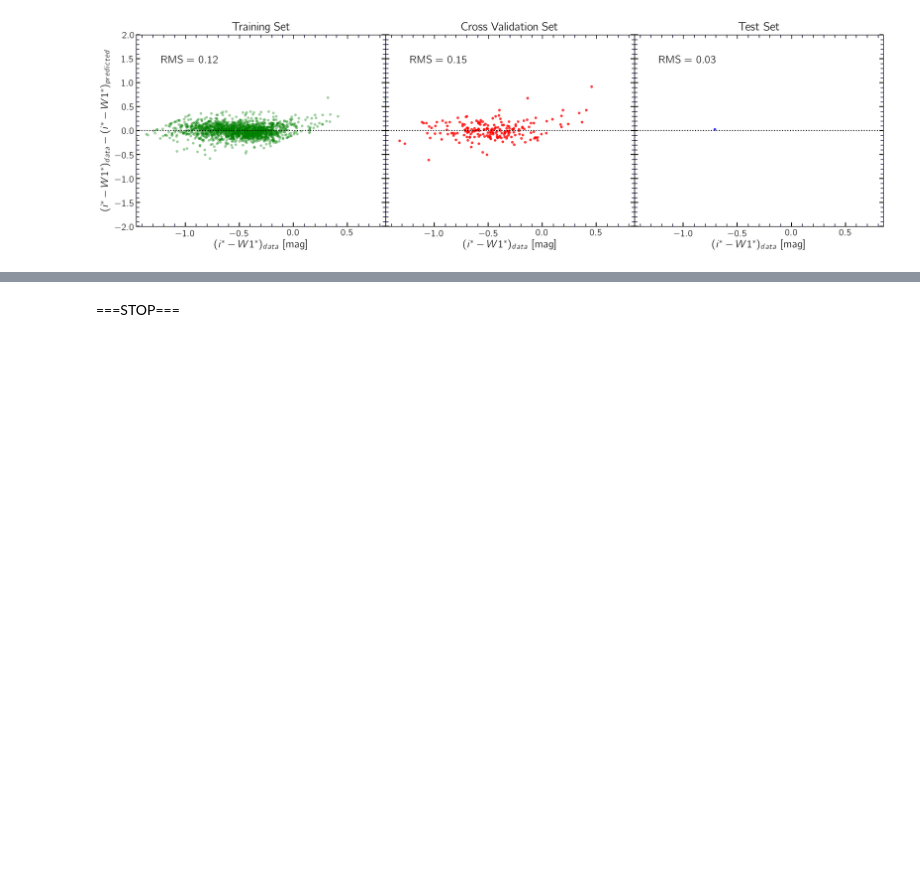
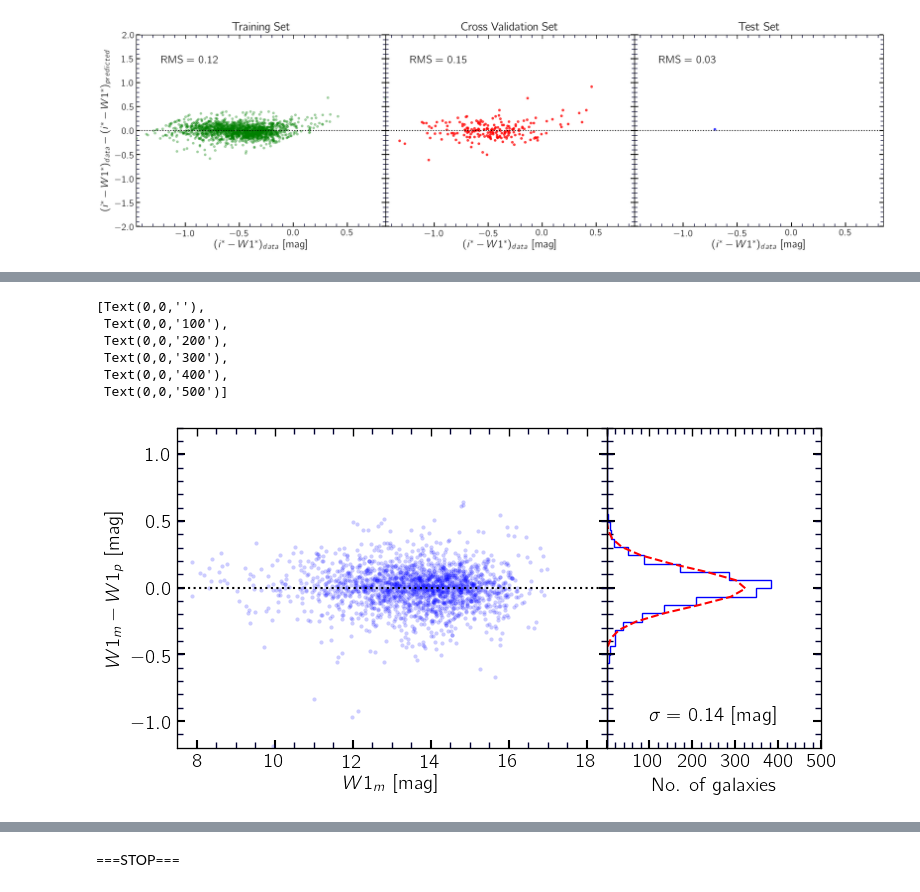
Before and after one commit to ekourkchi/TFcalibrators, a Jupyter notebook: W2_prediction.ipynb, the cells around one changed output, grey strips where cells are left out. Cells and saved outputs as stored; diff of their text form; code cells hidden in the pictures; blank space fills up the shorter version.

```diff
--- a/W2_prediction.ipynb
+++ b/W2_prediction.ipynb
@@ -449,38 +462,46 @@ gs = gridspec.GridSpec(1, 2, width_ratios=[1,0.5])
 ax = plt.subplot(gs[0])
 ax_ = plt.subplot(gs[1])
 
-ax.plot(W1_lst, W1_lst-w1p_lst, 'bo', alpha=1.0, fillstyle='full', markersize=5, markeredgewidth=0)
+ax.plot(W1_lst, W1_lst-w1p_lst, 'bo', alpha=0.2, fillstyle='full', markersize=3, markeredgewidth=0)
 
 ax.set_xlabel(r'$W1_m$'+' [mag]', fontsize=14)
 ax.set_ylabel(r'$W1_m-W1_p$'+' [mag]', fontsize=14)
 ax.plot([7.5,18.5],[0,0], 'k:')
 set_axes([ax], [7.5,18.5], [-1.2,1.2])
 
 rms  = np.sqrt(np.mean((W1_lst-w1p_lst)**2))
 
 
 
-n, bins, patches = ax_.hist(W1_lst-w1p_lst, bins=30, orientation="horizontal",histtype='step', color='b')
+n, bins, patches = ax_.hist(W1_lst-w1p_lst, bins=300, orientation="horizontal",histtype='step', color='b')
 set_axes([ax_], [0,500], [-1.2,1.2])
 plt.setp(ax_.get_yticklabels(), visible=False)
 
 import matplotlib.mlab as mlab
 XX = W1_lst-w1p_lst
 XX = XX[np.where(np.abs(XX)<0.5)]
 mu = 0
 sigma = np.std(XX)
 # add a 'best fit' line
 y = mlab.normpdf(bins, mu, sigma)
 d_bin = bins[1]-bins[0]
 ax_.plot(1.0*(np.sum(n)*d_bin)*y, bins, 'r--')
 
 ax_.text(100,-1, r'$\sigma =$'+' %.2f'%sigma+' [mag]', fontsize=14, color='k')
 ax_.set_xlabel('No. of galaxies', fontsize=14)
 a=ax_.get_xticks().tolist()
 a[0] = ''
 for i in range(1,len(a)):
     a[i]="%d"%a[i]
 ax_.set_xticklabels(a)
+# %% [output]
+[Text(0,0,''),
+ Text(0,0,'100'),
+ Text(0,0,'200'),
+ Text(0,0,'300'),
+ Text(0,0,'400'),
+ Text(0,0,'500')]
+[figure, added]
 # %%
 fig = py.figure(figsize=(7, 4), dpi=100)
 fig.subplots_adjust(wspace=0, top=0.92, bottom=0.12, left=0.06, right=0.98)
```
Also changed, not shown: parts of 3 cells of this notebook.
